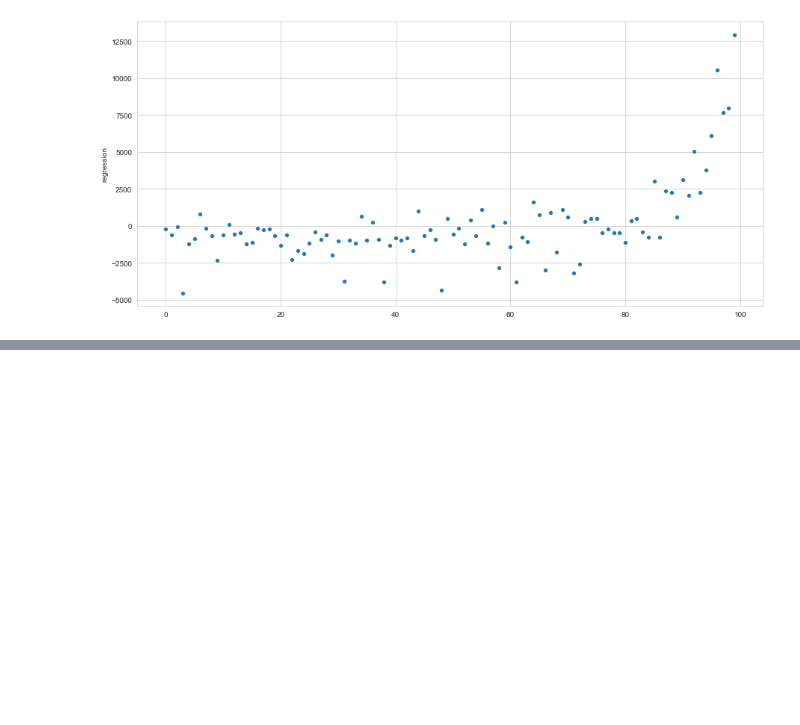
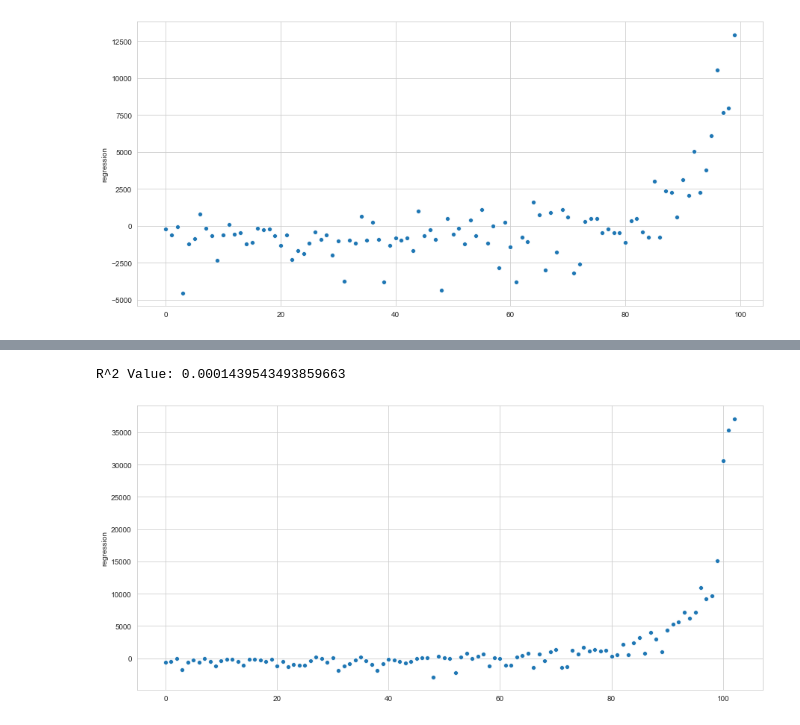
Before and after one commit to richardmu000/320-Final, a Jupyter notebook: 320 Final Project Richard Mu Xinyao Chen.ipynb, the cells around one changed output, grey strips where cells are left out. Drawn from its saved outputs; the diff is of its cells as text; code cells hidden in the pictures; blank space fills up the shorter version.

```diff
--- a/320 Final Project Richard Mu Xinyao Chen.ipynb
+++ b/320 Final Project Richard Mu Xinyao Chen.ipynb
@@ -563,0 +628,27 @@ A number of factors could be impacting this, such as the low amount of data that
+# %%
+X = fulldata[['Peace Score','Happiness Score', 'Cost of Living Index']]
+y = fulldata[['Student Count']]
+
+
+clf = SVR(kernel = 'poly', degree = 3,C=1.0, epsilon=0.2)
+clf.fit(X,y)
+predictions = clf.predict(X)
+axis = list(range(0,103))
+
+
+predicted = clf.predict(X)
+counter = 0
+for index, row in fulldata.iterrows():
+    regression = row[1] - predicted[counter]
+    fdc.at[index, 'regression'] = regression
+    counter = counter +1
+
+fdc
+residualplot = sns.scatterplot(x=axis, y="regression",
+                            data = fdc)
+
+
+print("R^2 Value: "+ str(clf.score(X,y)))
+# %% [output]
+R^2 Value: 0.0001439543493859663
+[figure, added]
```
Also changed, not shown: parts of 16 cells of this notebook.
